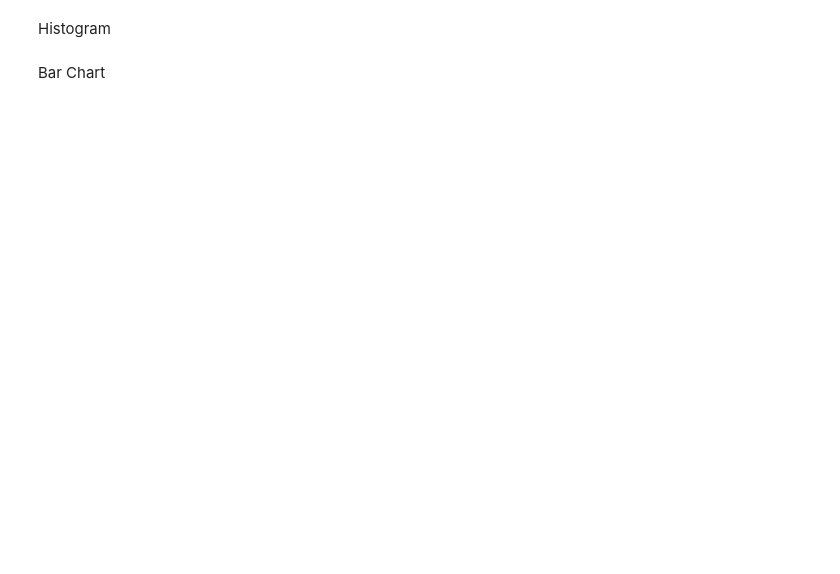
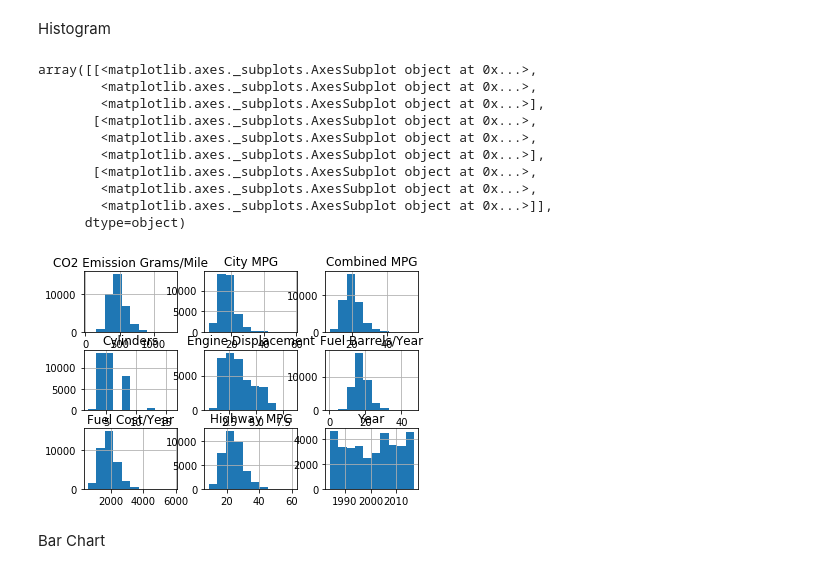
Before and after one commit to stressisboucard/ironhack-datalabs-dataparis0619-pt, a Jupyter notebook: module-2/lab-matplotlib-seaborn/your-code/challenge-1.ipynb, the cells around one changed output. Saved outputs shown, nothing was run; the diff lists cells and outputs as text; code cells hidden in the pictures; blank space fills up the shorter version.

```diff
--- a/module-2/lab-matplotlib-seaborn/your-code/challenge-1.ipynb
+++ b/module-2/lab-matplotlib-seaborn/your-code/challenge-1.ipynb
@@ -116,6 +137,20 @@ Box Whisker Plot
 Histogram
 # %%
 # your code here
+# %%
+data.hist()
+# %% [output]
+array([[<matplotlib.axes._subplots.AxesSubplot object at 0x...>,
+        <matplotlib.axes._subplots.AxesSubplot object at 0x...>,
+        <matplotlib.axes._subplots.AxesSubplot object at 0x...>],
+       [<matplotlib.axes._subplots.AxesSubplot object at 0x...>,
+        <matplotlib.axes._subplots.AxesSubplot object at 0x...>,
+        <matplotlib.axes._subplots.AxesSubplot object at 0x...>],
+       [<matplotlib.axes._subplots.AxesSubplot object at 0x...>,
+        <matplotlib.axes._subplots.AxesSubplot object at 0x...>,
+        <matplotlib.axes._subplots.AxesSubplot object at 0x...>]],
+      dtype=object)
+[figure, added]
 # %% [markdown]
 Bar Chart
 # %%
```
Also changed, not shown: parts of 3 cells of this notebook, 1 other file.
